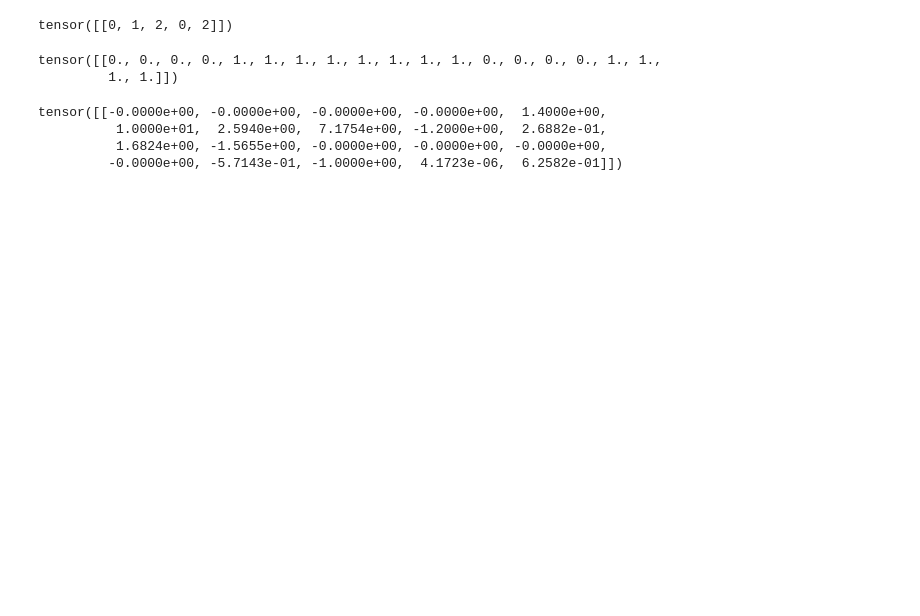
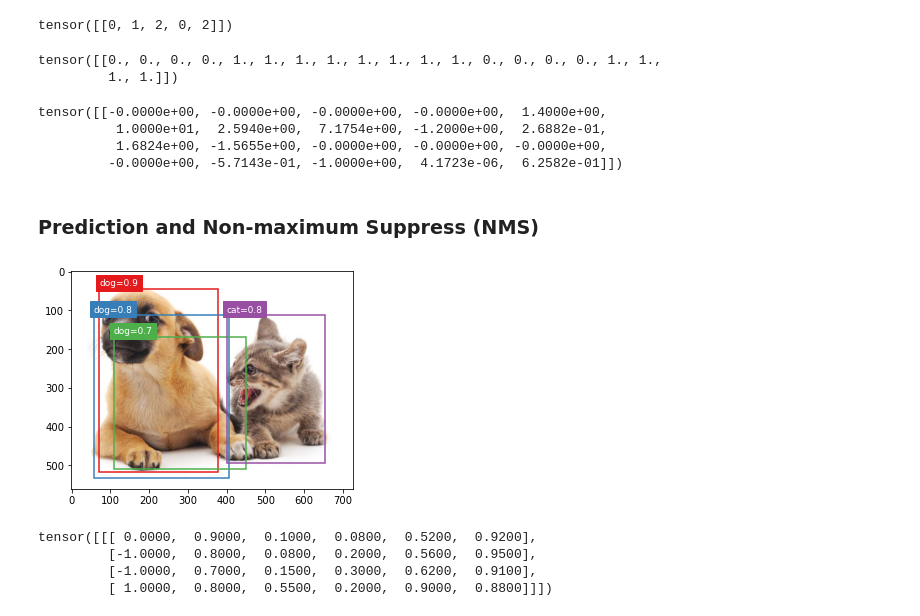
Before and after one commit to wushancool/ai_learn, a Jupyter notebook: cv/tutorial/4. Anchor Boxes.ipynb, the cells around one changed output. Cells and saved outputs as stored; diff of their text form; code cells hidden in the pictures; blank space fills up the shorter version.

```diff
--- a/cv/tutorial/4. Anchor Boxes.ipynb
+++ b/cv/tutorial/4. Anchor Boxes.ipynb
@@ -186,3 +186,5 @@ tensor([[-0.0000e+00, -0.0000e+00, -0.0000e+00, -0.0000e+00,  1.4000e+00,
           1.0000e+01,  2.5940e+00,  7.1754e+00, -1.2000e+00,  2.6882e-01,
           1.6824e+00, -1.5655e+00, -0.0000e+00, -0.0000e+00, -0.0000e+00,
          -0.0000e+00, -5.7143e-01, -1.0000e+00,  4.1723e-06,  6.2582e-01]])
+# %% [markdown]
+### Prediction and Non-maximum Suppress (NMS)
@@ -188,0 +229,22 @@ tensor([[-0.0000e+00, -0.0000e+00, -0.0000e+00, -0.0000e+00,  1.4000e+00,
+# %%
+anchors = torch.tensor([[0.1, 0.08, 0.52, 0.92], [0.08, 0.2, 0.56, 0.95],
+                      [0.15, 0.3, 0.62, 0.91], [0.55, 0.2, 0.9, 0.88]])
+offset_preds = torch.tensor([0] * anchors.numel())
+cls_probs = torch.tensor([[0] * 4,  # Predicted background likelihood
+                      [0.9, 0.8, 0.7, 0.1],  # Predicted dog likelihood
+                      [0.1, 0.2, 0.3, 0.8]])  # Predicted cat likelihood
+
+res = img_withbox(img, anchors * img_scale, ['dog=0.9', 'dog=0.8', 'dog=0.7', 'cat=0.8'])
+# %% [output]
+[figure, added]
+# %%
+output = multibox_detection(cls_probs.unsqueeze(dim=0),
+                            offset_preds.unsqueeze(dim=0),
+                            anchors.unsqueeze(dim=0),
+                            nms_threshold=0.5)
+output
+# %% [output]
+tensor([[[ 0.0000,  0.9000,  0.1000,  0.0800,  0.5200,  0.9200],
+         [-1.0000,  0.8000,  0.0800,  0.2000,  0.5600,  0.9500],
+         [-1.0000,  0.7000,  0.1500,  0.3000,  0.6200,  0.9100],
+         [ 1.0000,  0.8000,  0.5500,  0.2000,  0.9000,  0.8800]]])
```
Also changed, not shown: parts of 6 cells of this notebook, 3 other files.
